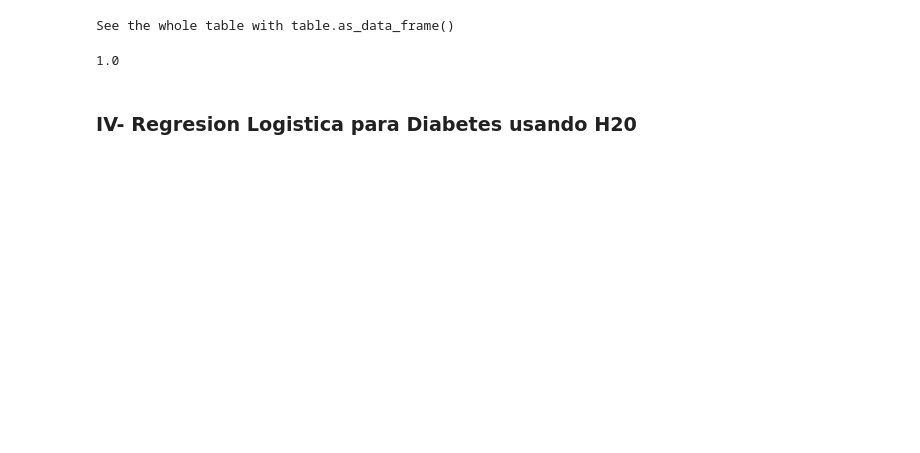
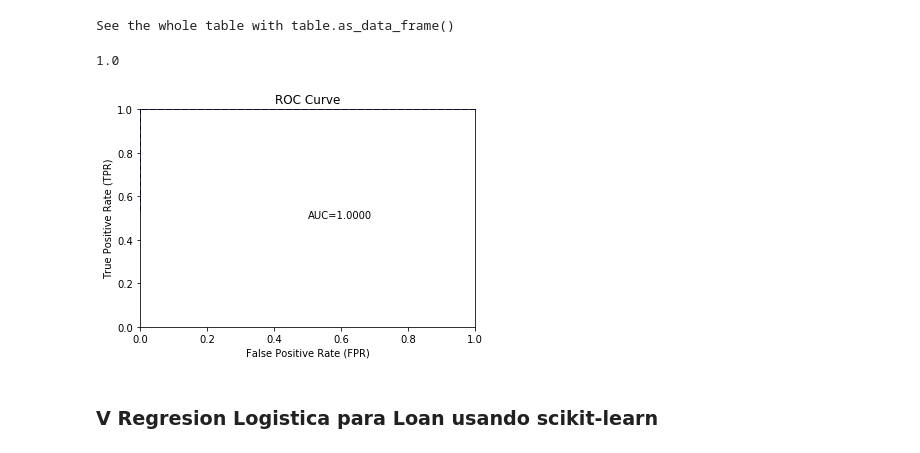
Before and after one commit to eacunafer/Data-Mining-Machine-Learning-subgraduado-, a Jupyter notebook: notebooks/logis1.ipynb, the cells around one changed output. Drawn from its saved outputs; the diff is of its cells as text; code cells hidden in the pictures; blank space fills up the shorter version.

```diff
--- a/notebooks/logis1.ipynb
+++ b/notebooks/logis1.ipynb
@@ -265,5 +266,10 @@ y_pred=glm_model.predict(loan)
 print (y_pred['predict']==loan['Prestamo']).sum()/float(len(loan))
 # %% [output]
 1.0
+# %%
+perf = glm_model.model_performance()  #train=True is the default, so it's not needed
+perf.plot()
+# %% [output]
+[figure, added]
 # %% [markdown]
-### IV- Regresion Logistica para Diabetes usando H20
+### V Regresion Logistica para Loan usando scikit-learn
```
Also changed, not shown: parts of 13 cells of this notebook, 4 other files.
